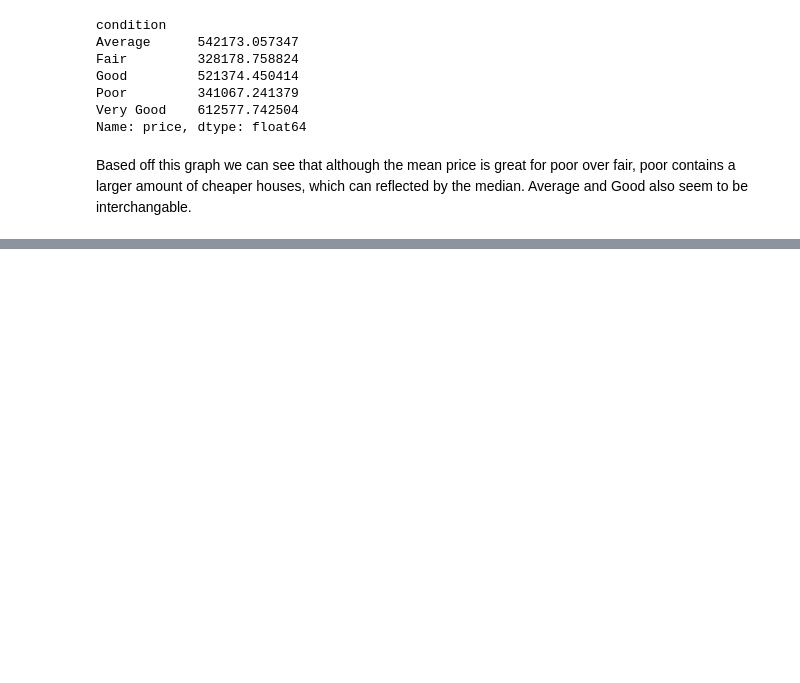
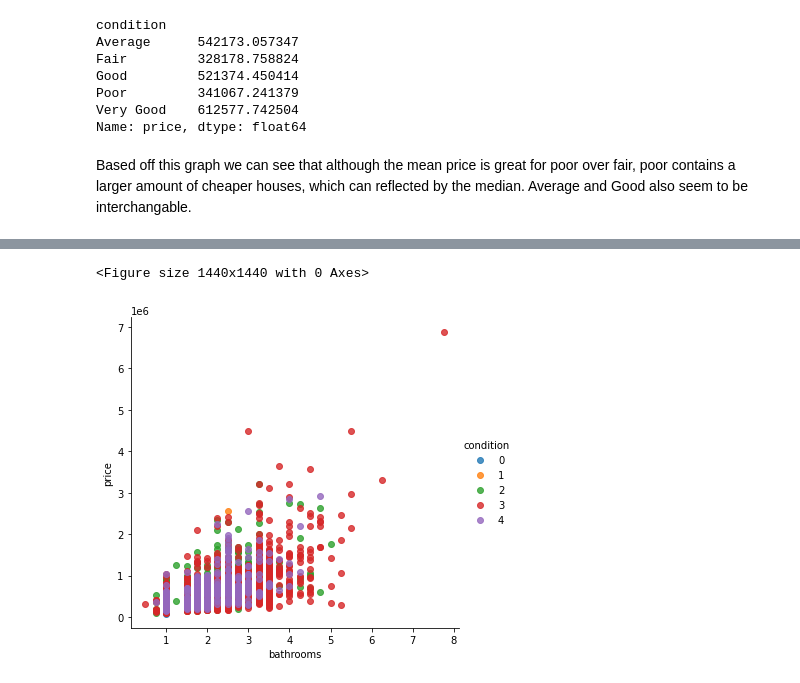
Before and after one commit to daniellejenkins17/Helping_Homebuyers_Buy_Houses, a Jupyter notebook: jalils_work/early_eda.ipynb, the cells around one changed output, grey strips where cells are left out. Saved outputs shown, nothing was run; the diff lists cells and outputs as text; code cells hidden in the pictures; blank space fills up the shorter version.

```diff
--- a/jalils_work/early_eda.ipynb
+++ b/jalils_work/early_eda.ipynb
@@ -164,0 +230,12 @@ Based off this graph we can see that although the mean price is great for poor o
+# %%
+data = house_data.sample(5000)
+m= regressor.coef_
+b= regressor.intercept_
+x = np.arange(house_data.sqft_living.min(), house_data.sqft_living.max(), 1000, dtype=int)
+plt.figure(figsize=(20, 20))
+sns.lmplot(x = 'bathrooms',y = 'price',data=data,hue = 'condition', fit_reg=False)
+#plt.plot(x,m*x+b)
+plt.show()
+# %% [output]
+<Figure size 1440x1440 with 0 Axes>
+[figure, added]
```
Also changed, not shown: parts of 18 cells of this notebook, 10 other files.
